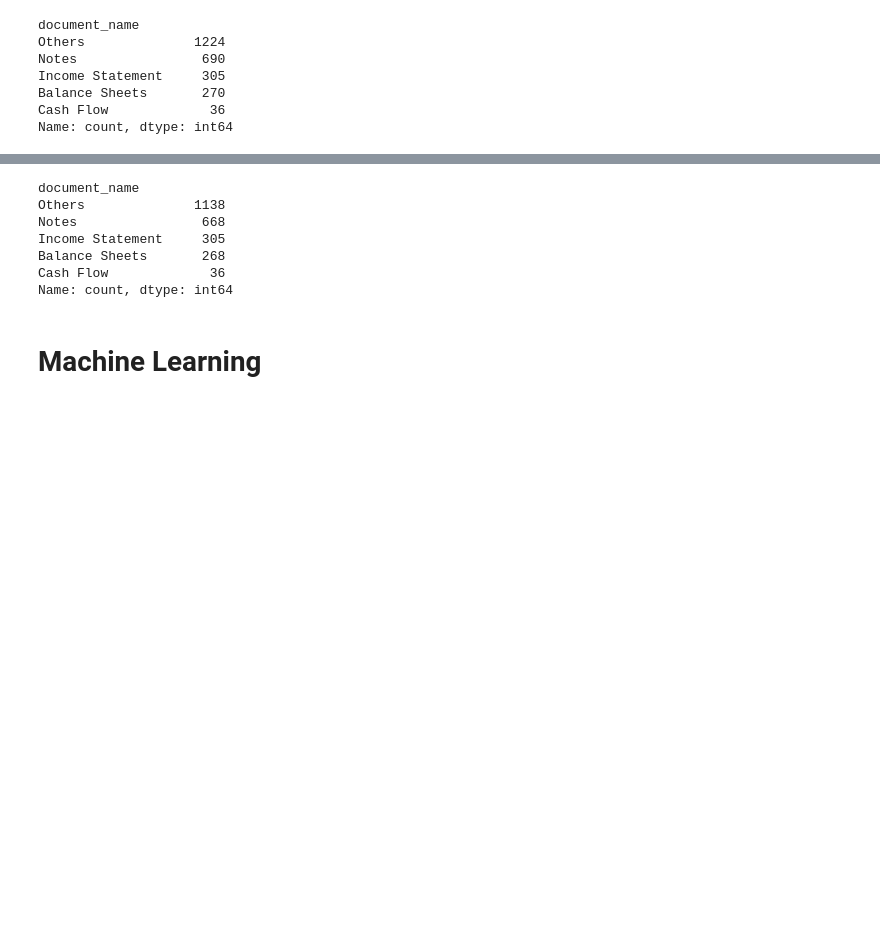
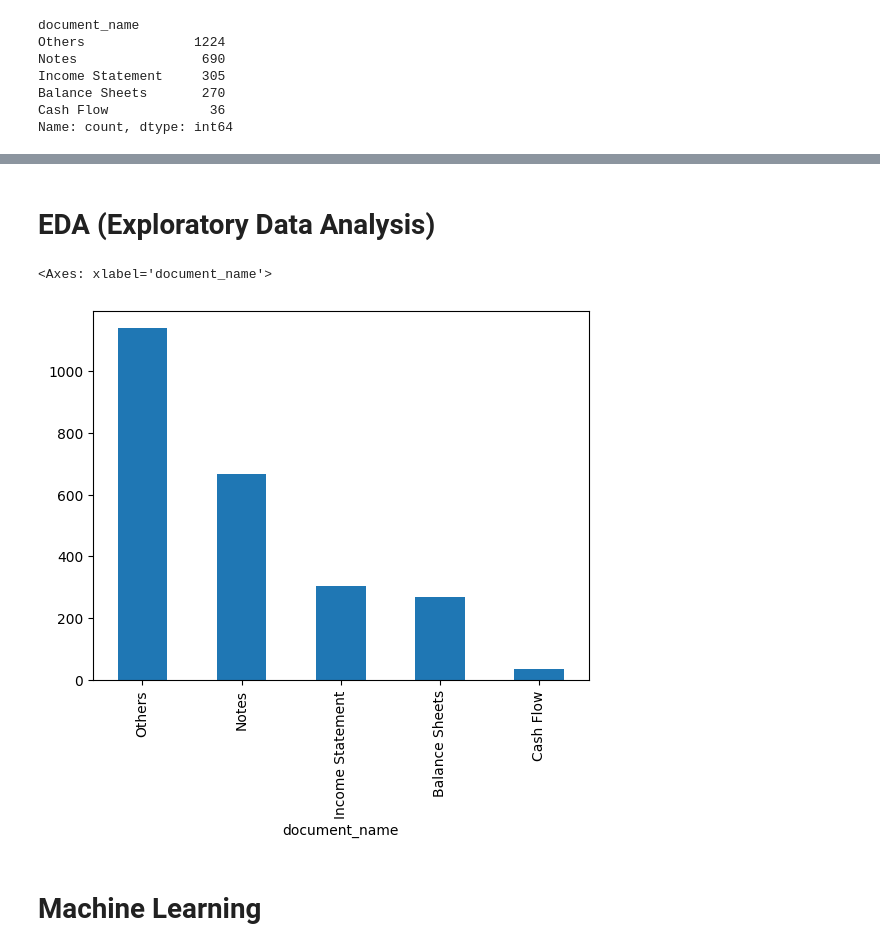
Before and after one commit to GDharan10/Project8_ClassificationModelForFinancialStatements, a Jupyter notebook: Classification_Model_For_Financial_Statementsipynb.ipynb, the cells around one changed output, grey strips where cells are left out. Cells and saved outputs as stored; diff of their text form; code cells hidden in the pictures; blank space fills up the shorter version.

```diff
--- a/Classification_Model_For_Financial_Statementsipynb.ipynb
+++ b/Classification_Model_For_Financial_Statementsipynb.ipynb
@@ -190,13 +184,3 @@ Index(['Extracted_text', 'document_name'], dtype='object')
-# %%
-df.document_name.value_counts()
-# %% [output]
-document_name
-Others              1138
-Notes                668
-Income Statement     305
-Balance Sheets       268
-Cash Flow             36
-Name: count, dtype: int64
 # %%
 # Apply the cleaning function to the Extracted_text column
 df['Extracted_text'] = df['Extracted_text'].apply(clean_text)
@@ -213,6 +197,13 @@ X = vectorization.transform(df['Extracted_text']).toarray()
 label_encoder = LabelEncoder()
 label_encoder.fit(df['document_name'])
 Y = label_encoder.transform(df['document_name'])
+# %% [markdown]
+# **EDA (Exploratory Data Analysis)**
+# %%
+df.document_name.value_counts().plot(kind = "bar")
+# %% [output]
+<Axes: xlabel='document_name'>
+[figure, added]
 # %% [markdown]
 # **Machine Learning**
 # %%
```
Also changed, not shown: parts of 11 cells of this notebook.
